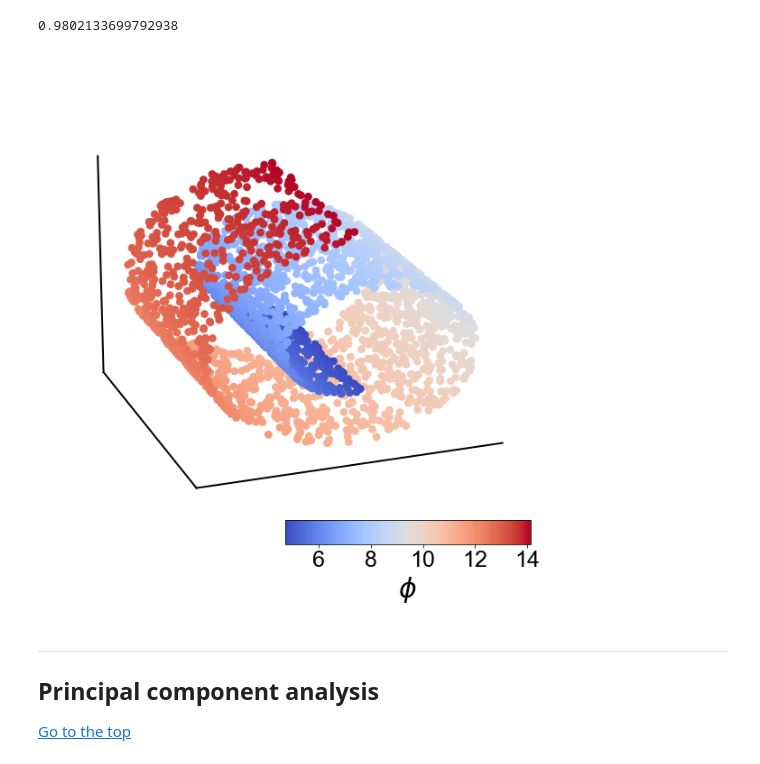
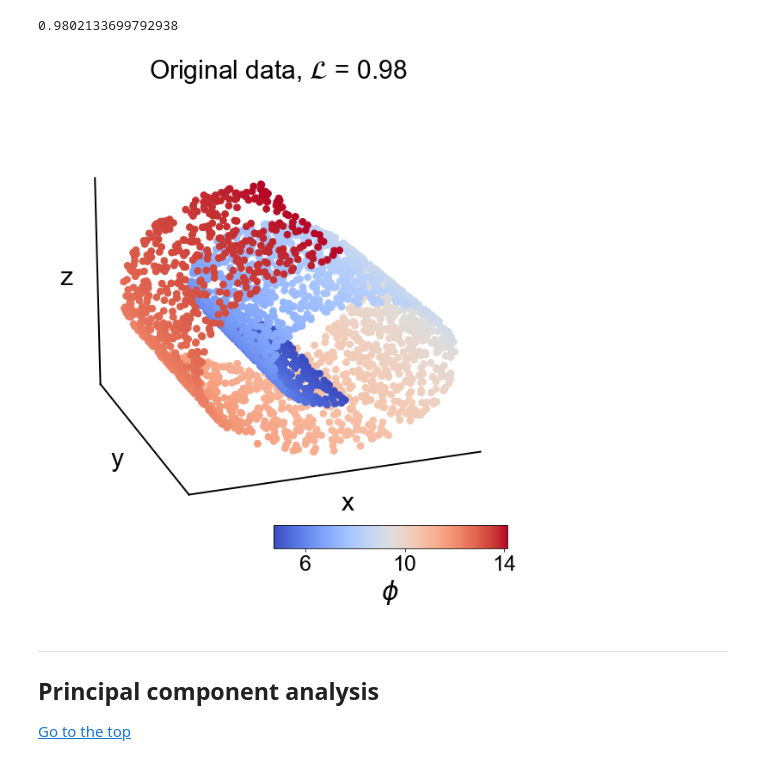
Before and after one commit to kamilazdybal/cost-function-manifold-assessment, a Jupyter notebook: code/paper-Supplement-swiss-roll-data.ipynb, the cells around one changed output. Cells and saved outputs as stored; diff of their text form; code cells hidden in the pictures.

```diff
--- a/code/paper-Supplement-swiss-roll-data.ipynb
+++ b/code/paper-Supplement-swiss-roll-data.ipynb
@@ -33,7 +33,7 @@ penalty = 'log-sigma-over-peak'
 norm = 'max'
 power = 1
 colormap = 'coolwarm'
-save_figures = False
+save_figures = True
 # %% [markdown]
 <a id=original></a>
 ***
@@ -64,30 +64,34 @@ print(cost_3D)
 # %%
 fig = plt.figure(figsize=(10, 10))
 spec = fig.add_gridspec(ncols=1, nrows=1, width_ratios=[1], height_ratios=[1])
 ax = fig.add_subplot(spec[0,0], projection='3d')
 scat = ax.scatter(X[:,0], X[:,1], X[:,2], c=color.ravel(), s=60, marker='o', cmap=colormap, alpha=1)
 ax.set_xticks([])
 ax.set_yticks([])
 ax.set_zticks([])
 ax.tick_params(pad=5)
 ax.xaxis.pane.fill = False
 ax.yaxis.pane.fill = False
 ax.zaxis.pane.fill = False
 ax.xaxis.pane.set_edgecolor('w')
 ax.yaxis.pane.set_edgecolor('w')
 ax.zaxis.pane.set_edgecolor('w')
 ax.view_init(elev=20, azim=70)
+ax.set_xlabel('x', fontsize=30)
+ax.set_ylabel('y', fontsize=30)
+ax.set_zlabel('z', fontsize=30)
+plt.title('Original data, $\mathcal{L}$ = ' + str(round(cost_3D,2)), fontsize=30)
 cbaxes = inset_axes(ax, width="50%", height="5%", loc='lower right')
-cbar = plt.colorbar(scat, ticks=[6,8,10,12,14], orientation='horizontal', aspect=8, cax=cbaxes)
+cbar = plt.colorbar(scat, ticks=[6,10,14], orientation='horizontal', aspect=8, cax=cbaxes)
 cbar.ax.set_xlabel('$\phi$', fontsize=30, rotation=0)
 for axis in [ax.w_xaxis, ax.w_yaxis, ax.w_zaxis]:
     axis.line.set_linewidth(2)
 for t in cbar.ax.get_xticklabels():
      t.set_fontsize(25)
 
 if save_figures: plt.savefig('../figures/swiss-roll-3d.png', dpi=300, bbox_inches='tight')
 # %% [output]
-[figure, old version]
+[figure, new version]
 # %% [markdown]
 <a id=PCA></a>
 ***
```
Also changed, not shown: 12 other files.
